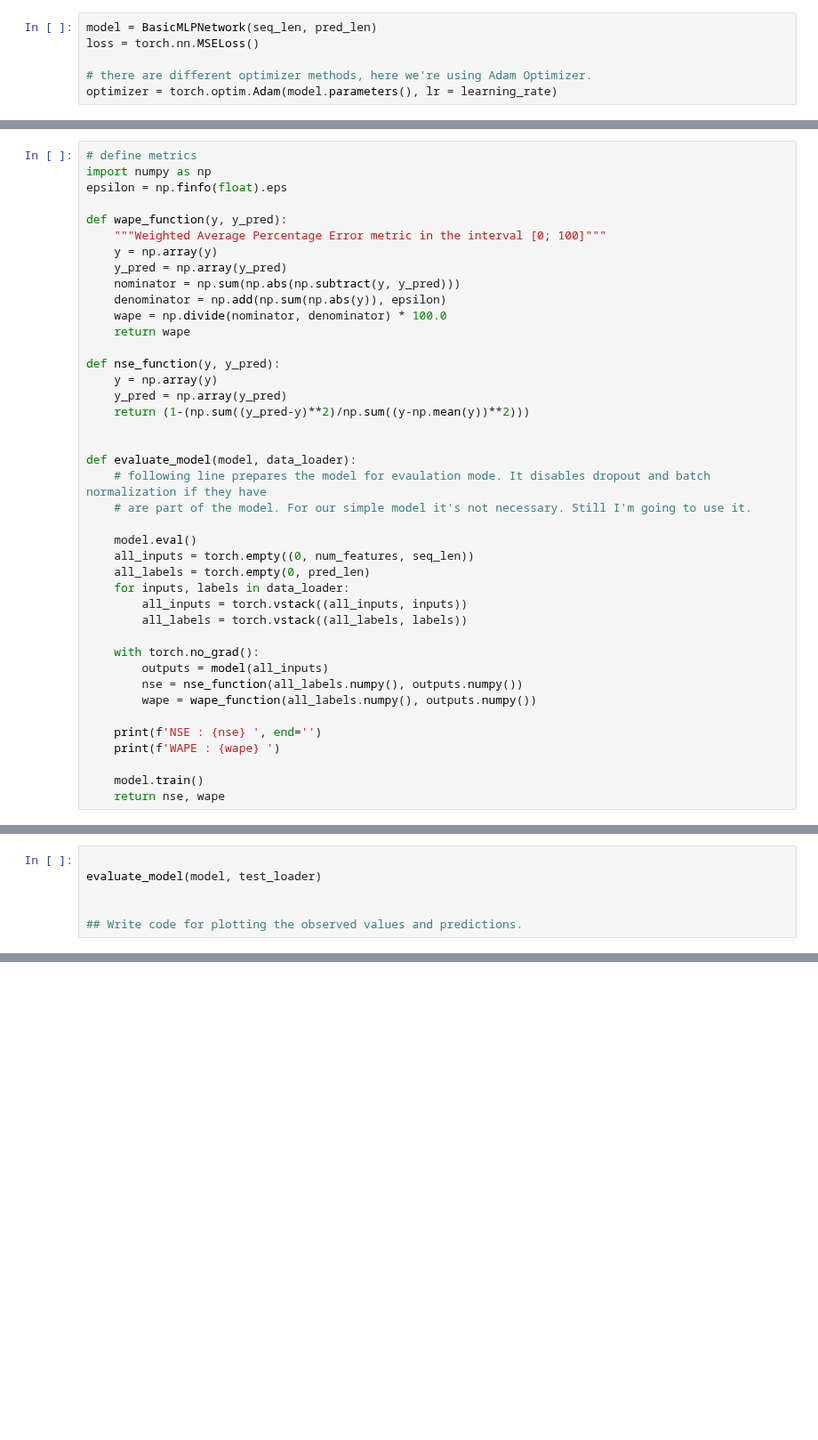
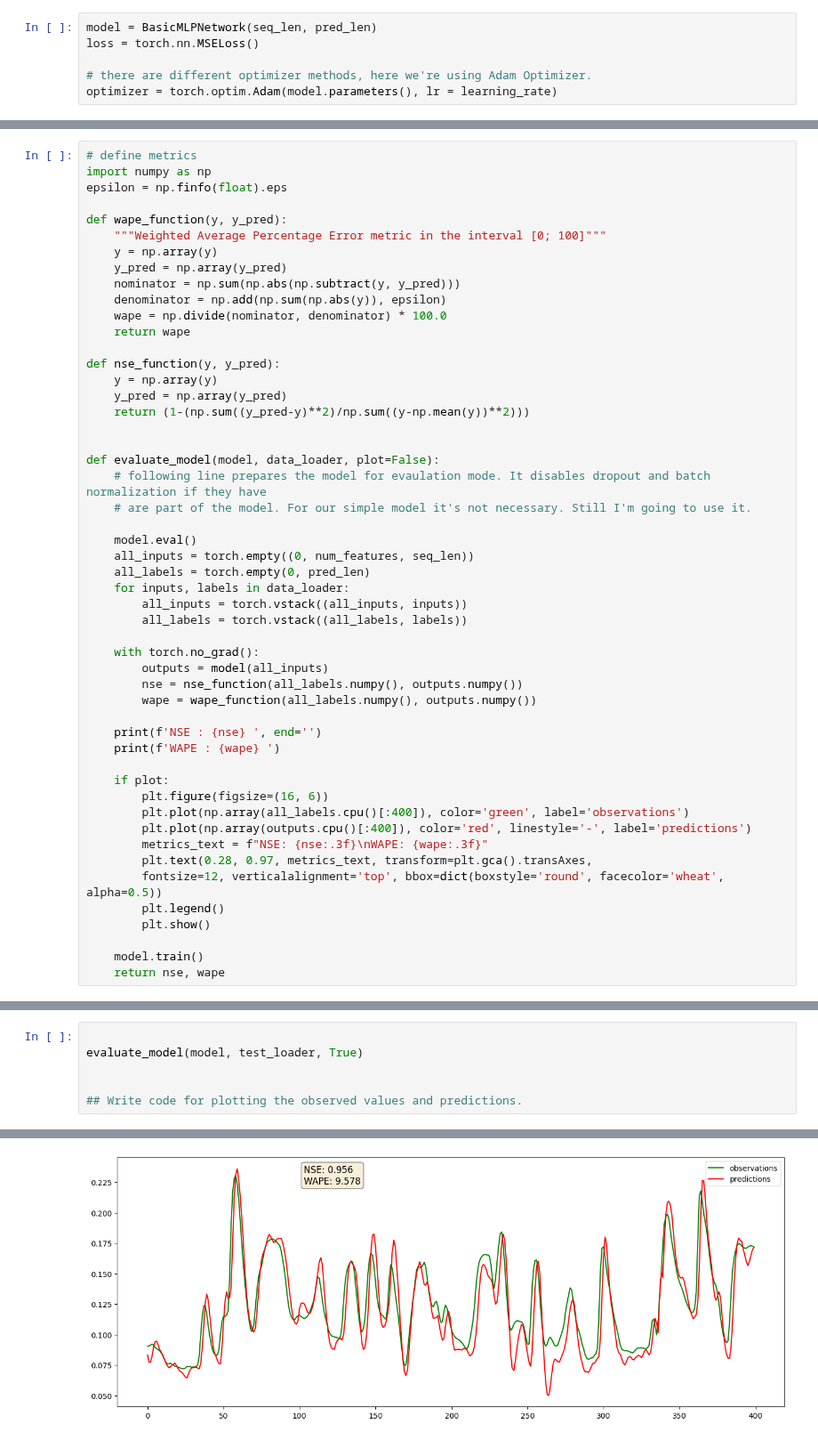
Before and after one commit to watersofthack/WaterSoft, a Jupyter notebook: Machine Learning/Day3/MLP.ipynb, the cells around one changed output, grey strips where cells are left out. Shown at 89% size. Drawn from its saved outputs; the diff is of its cells as text; blank space fills up the shorter version.

```diff
--- a/Machine Learning/Day3/MLP.ipynb
+++ b/Machine Learning/Day3/MLP.ipynb
@@ -230,7 +231,7 @@ def nse_function(y, y_pred):
     return (1-(np.sum((y_pred-y)**2)/np.sum((y-np.mean(y))**2)))
 
 
-def evaluate_model(model, data_loader):
+def evaluate_model(model, data_loader, plot=False):
     # following line prepares the model for evaulation mode. It disables dropout and batch normalization if they have
     # are part of the model. For our simple model it's not necessary. Still I'm going to use it.
 
@@ -249,6 +250,16 @@ def evaluate_model(model, data_loader):
     print(f'NSE : {nse} ', end='')
     print(f'WAPE : {wape} ')
 
+    if plot:
+        plt.figure(figsize=(16, 6))
+        plt.plot(np.array(all_labels.cpu()[:400]), color='green', label='observations')
+        plt.plot(np.array(outputs.cpu()[:400]), color='red', linestyle='-', label='predictions')
+        metrics_text = f"NSE: {nse:.3f}\nWAPE: {wape:.3f}"
+        plt.text(0.28, 0.97, metrics_text, transform=plt.gca().transAxes,
+        fontsize=12, verticalalignment='top', bbox=dict(boxstyle='round', facecolor='wheat', alpha=0.5))
+        plt.legend()
+        plt.show()
+
     model.train()
     return nse, wape
 # %%
@@ -293,6 +297,6 @@ Epoch 30: 0.0003166329054345124 NSE : 0.8052075058221817 WAPE : 22.7189616009054
 # %%
 
-evaluate_model(model, test_loader)
+evaluate_model(model, test_loader, True)
 
 
 ## Write code for plotting the observed values and predictions.
@@ -300,0 +305 @@ NSE : 0.8102979809045792 WAPE : 25.818637390268833
+[figure, added]
```
Also changed, not shown: parts of 5 cells of this notebook, 6 other files.
